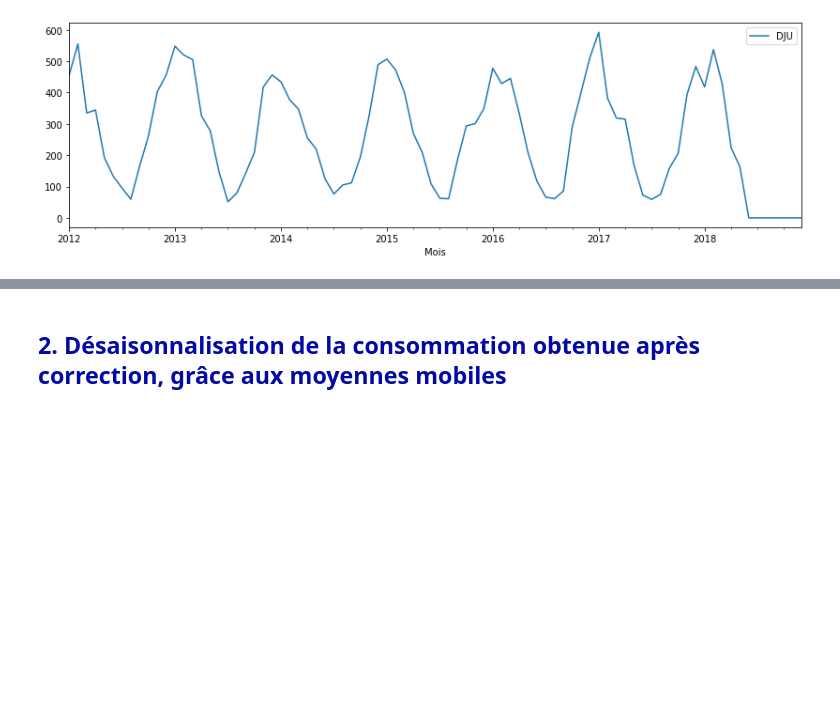
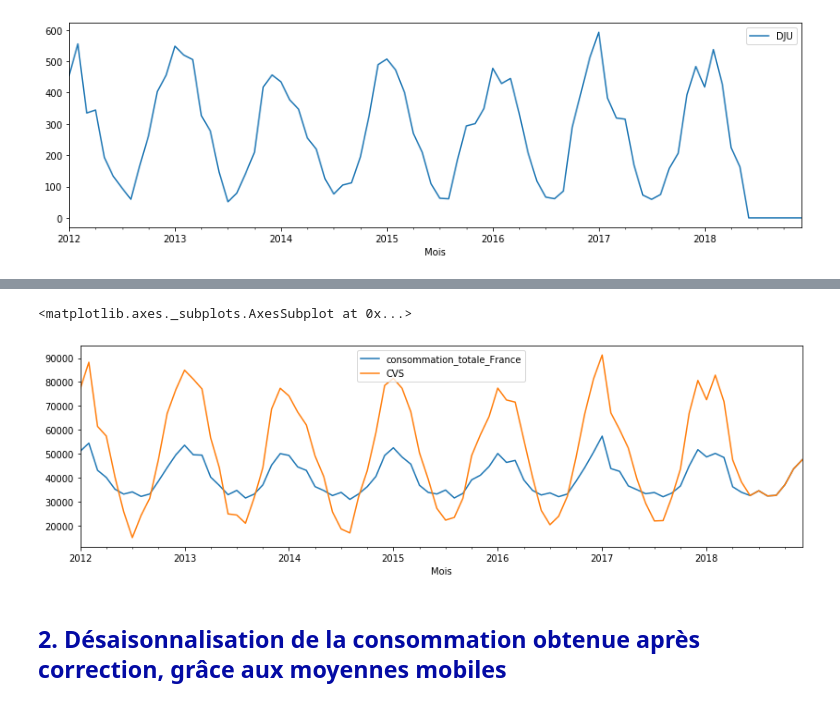
Before and after one commit to MattSioll/DataAnalyst, a Jupyter notebook: Projet 9/P9_01_code.ipynb, the cells around one changed output, grey strips where cells are left out. Cells and saved outputs as stored; diff of their text form; code cells hidden in the pictures; blank space fills up the shorter version.

```diff
--- a/Projet 9/P9_01_code.ipynb
+++ b/Projet 9/P9_01_code.ipynb
@@ -171,0 +177,4 @@ TypeError: invalid type promotion
+# %%
+a = np.mean(reg.coef_[0][1:13])
+b = reg.coef_[0][0]
+c = reg.coef_[0][1:13] - a
@@ -172,3 +191,13 @@ TypeError: invalid type promotion
+# %%
+data_cvs = data['consommation_totale_France'] - (c[0]*Array_def[1]+c[1]*Array_def[2]+c[2]*Array_def[3]+c[3]*Array_def[4]+c[4]*Array_def[5]+c[5]*Array_def[6]+c[6]*Array_def[7]+c[7]*Array_def[8]+c[8]*Array_def[9]+
+                        c[9]*Array_def[10]+c[10]*Array_def[11]+c[11]*Array_def[12])
+# %%
+data_cvs = data_cvs.rename("CVS")
+data.plot(figsize=(14,4))
+data_cvs.plot(legend = True)
+# %% [output]
+<matplotlib.axes._subplots.AxesSubplot at 0x...>
+[figure, added]
 # %% [markdown]
 <a id="chapitre_2"></a>
 ## <span style="color: #030aa4">2. Désaisonnalisation de la consommation obtenue après correction, grâce aux moyennes mobiles</span>
```
Also changed, not shown: parts of 40 cells of this notebook, 2 other files.
